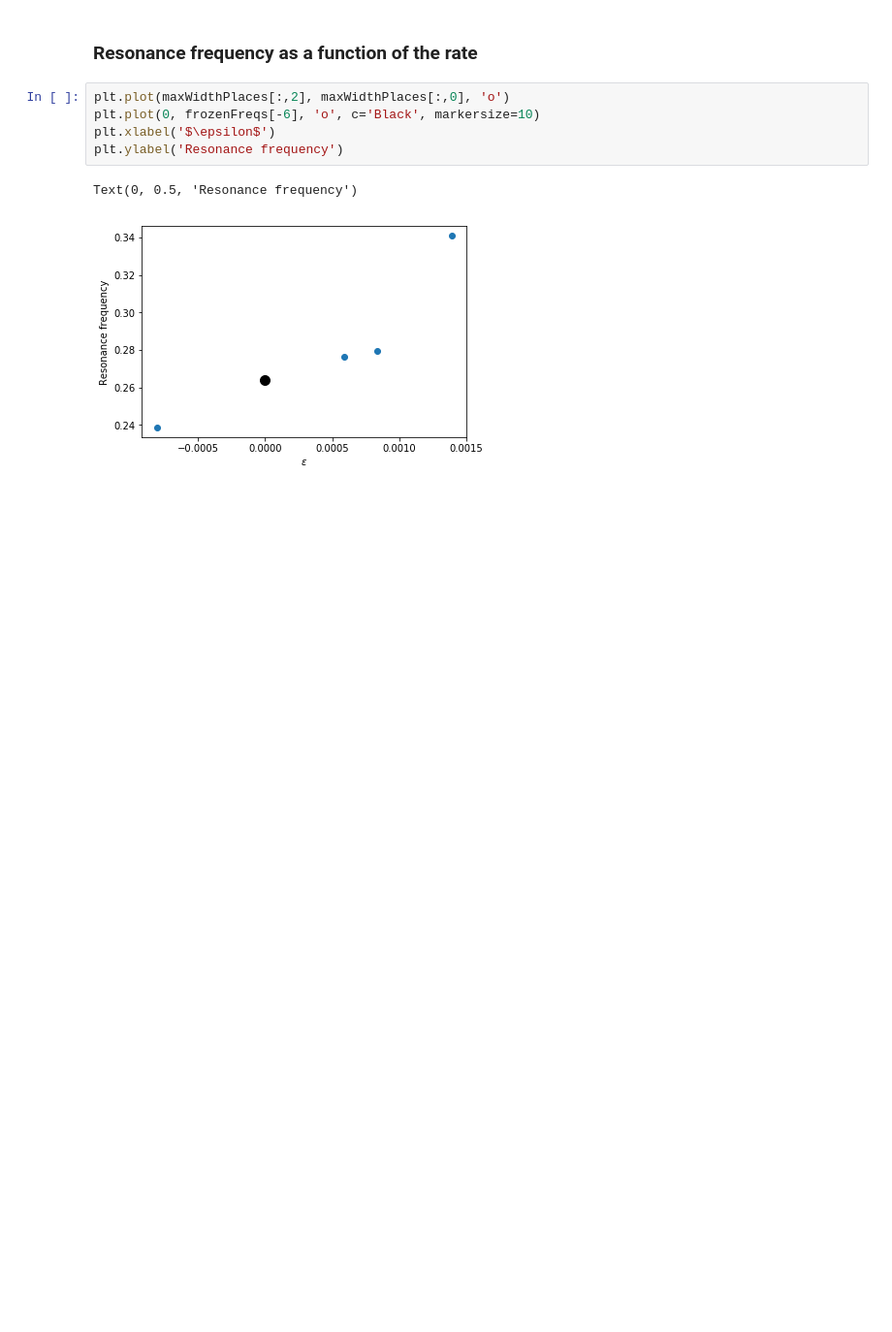
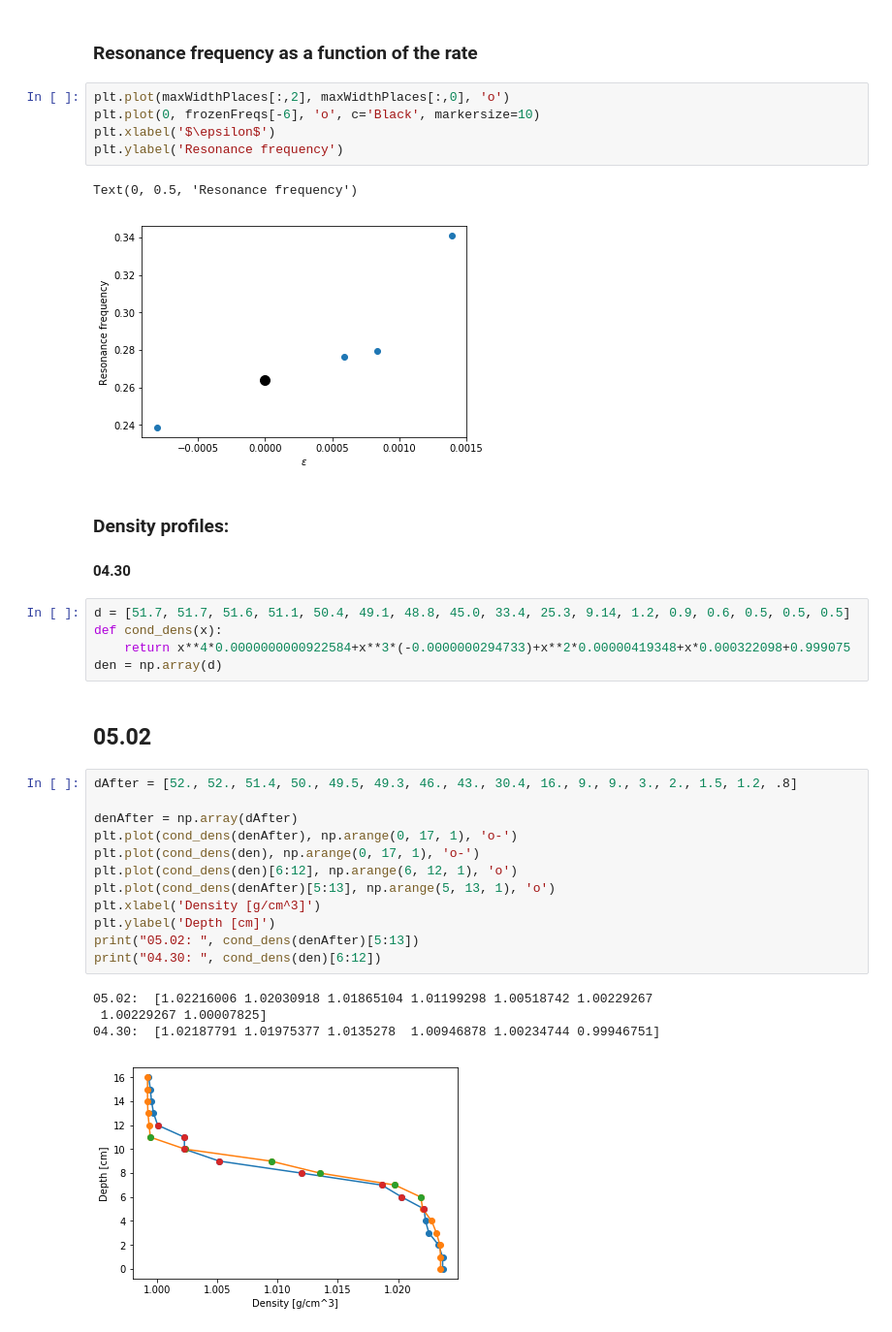
Before and after one commit to balintkaszas/boSchlieren, a Jupyter notebook: 0505.ipynb, the cells around one changed output. Shown: that part at 97% size. Cells and saved outputs as stored; diff of their text form; blank space fills up the shorter version.

Commit message:
Density profile

```diff
--- a/0505.ipynb
+++ b/0505.ipynb
@@ -236,3 +300,31 @@ plt.ylabel('Resonance frequency')
 # %% [output]
 Text(0, 0.5, 'Resonance frequency')
 [figure]
+# %% [markdown]
+### Density profiles:
+
+#### 04.30
+# %%
+d = [51.7, 51.7, 51.6, 51.1, 50.4, 49.1, 48.8, 45.0, 33.4, 25.3, 9.14, 1.2, 0.9, 0.6, 0.5, 0.5, 0.5]
+def cond_dens(x):
+    return x**4*0.0000000000922584+x**3*(-0.0000000294733)+x**2*0.00000419348+x*0.000322098+0.999075
+den = np.array(d)
+# %% [markdown]
+## 05.02
+# %%
+dAfter = [52., 52., 51.4, 50., 49.5, 49.3, 46., 43., 30.4, 16., 9., 9., 3., 2., 1.5, 1.2, .8]
+
+denAfter = np.array(dAfter)
+plt.plot(cond_dens(denAfter), np.arange(0, 17, 1), 'o-')
+plt.plot(cond_dens(den), np.arange(0, 17, 1), 'o-')
+plt.plot(cond_dens(den)[6:12], np.arange(6, 12, 1), 'o')
+plt.plot(cond_dens(denAfter)[5:13], np.arange(5, 13, 1), 'o')
+plt.xlabel('Density [g/cm^3]')
+plt.ylabel('Depth [cm]')
+print("05.02: ", cond_dens(denAfter)[5:13])
+print("04.30: ", cond_dens(den)[6:12])
+# %% [output]
+05.02:  [1.02216006 1.02030918 1.01865104 1.01199298 1.00518742 1.00229267
+ 1.00229267 1.00007825]
+04.30:  [1.02187791 1.01975377 1.0135278  1.00946878 1.00234744 0.99946751]
+[figure, added]
```
Also changed, not shown: parts of 8 cells of this notebook, 5 other files.
